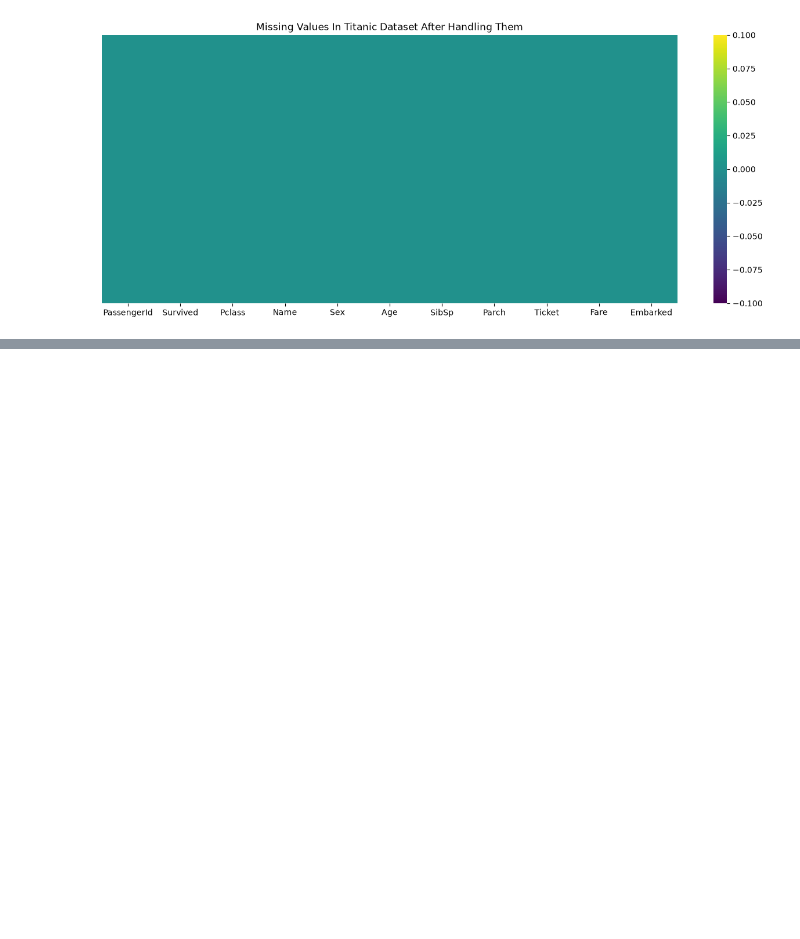
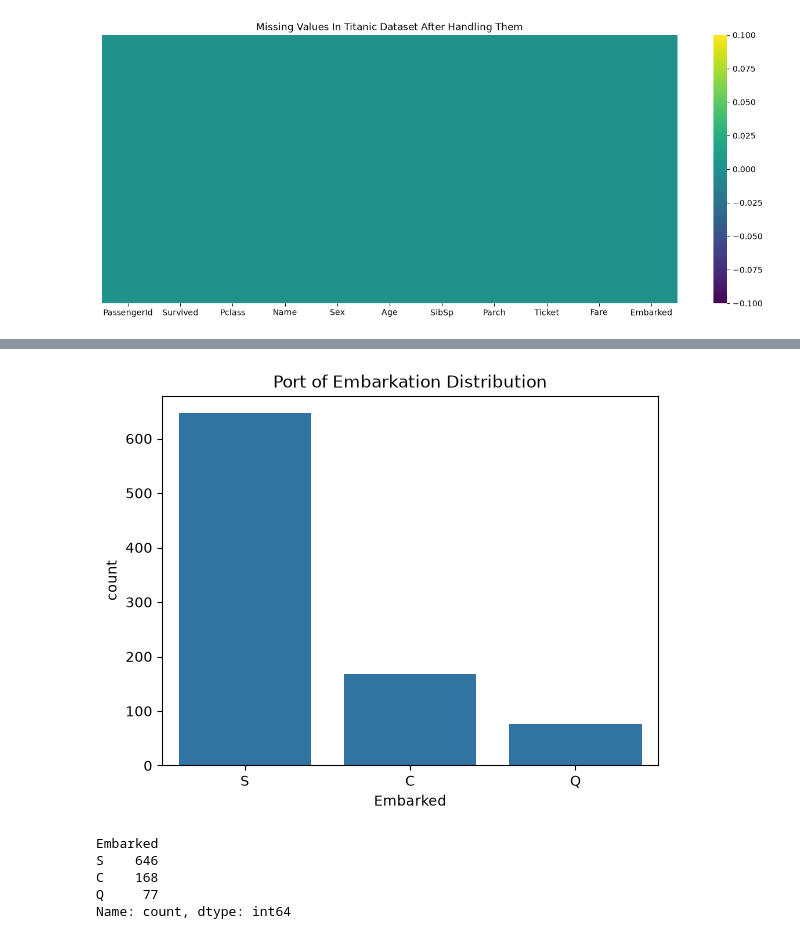
Before and after one commit to taqi-ul-hassan/data-analysis-course-preply, a Jupyter notebook: projects/titanic_eda.ipynb, the cells around one changed output, grey strips where cells are left out. Saved outputs shown, nothing was run; the diff lists cells and outputs as text; code cells hidden in the pictures; blank space fills up the shorter version.

```diff
--- a/projects/titanic_eda.ipynb
+++ b/projects/titanic_eda.ipynb
@@ -219,0 +307,14 @@ plt.show()
+# %%
+# embarked
+sns.countplot(x="Embarked", data=df)
+plt.title("Port of Embarkation Distribution")
+plt.show()
+
+print(df["Embarked"].value_counts())
+# %% [output]
+[figure, added]
+Embarked
+S    646
+C    168
+Q     77
+Name: count, dtype: int64
```
Also changed, not shown: parts of 25 cells of this notebook, 4 other files.
